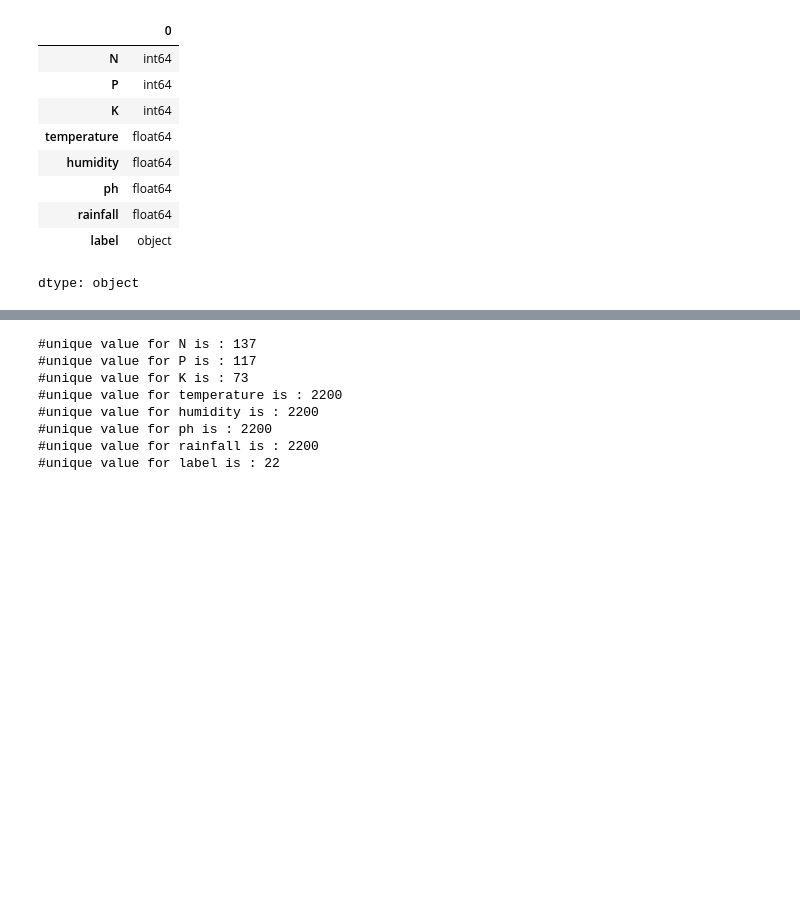
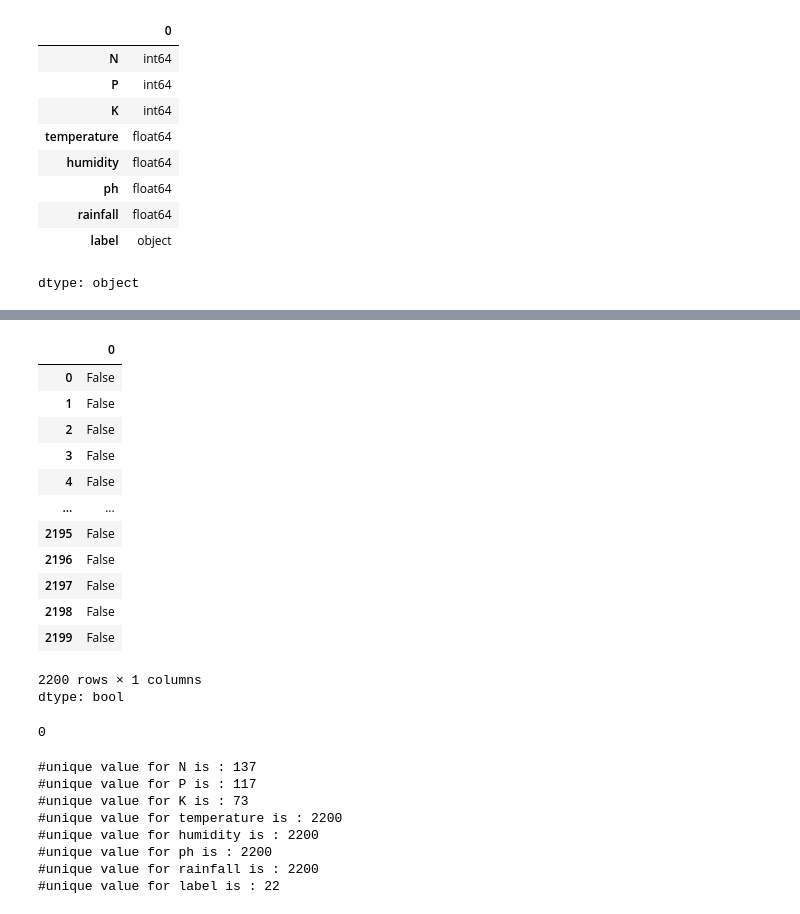
Before and after one commit to Lavkesh-kumar/Crop-and-Fertilizer-Recommendation-System, a Jupyter notebook: Crop_recommendation_EDA.ipynb, the cells around one changed output, grey strips where cells are left out. Saved outputs shown, nothing was run; the diff lists cells and outputs as text; code cells hidden in the pictures; blank space fills up the shorter version.

```diff
--- a/Crop_recommendation_EDA.ipynb
+++ b/Crop_recommendation_EDA.ipynb
@@ -602,3 +670,24 @@ dtype: object
+# %%
+crop_df.duplicated()
+# %% [output]
+|  | 0 |
+| 0 | False |
+| 1 | False |
+| 2 | False |
+| 3 | False |
+| 4 | False |
+| ... | ... |
+| 2195 | False |
+| 2196 | False |
+| 2197 | False |
+| 2198 | False |
+| 2199 | False |
+2200 rows × 1 columns
+dtype: bool
+# %%
+crop_df.duplicated().sum()
+# %% [output]
+0
 # %%
 for col in crop_df.columns:
     print(f"#unique value for {col} is : {len(crop_df[col].unique())}")
```
Also changed, not shown: parts of 10 cells of this notebook.
